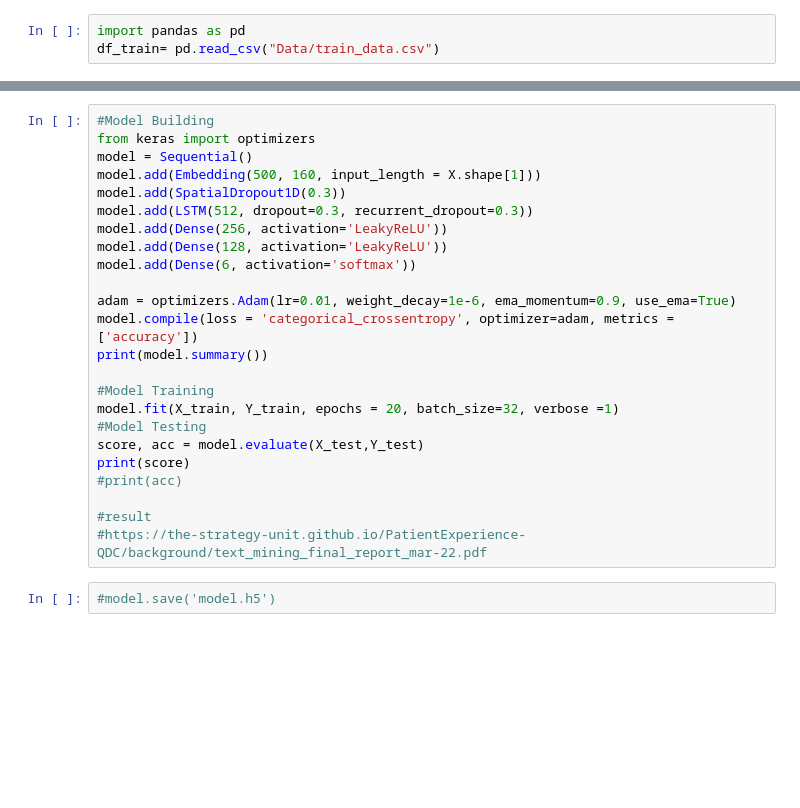
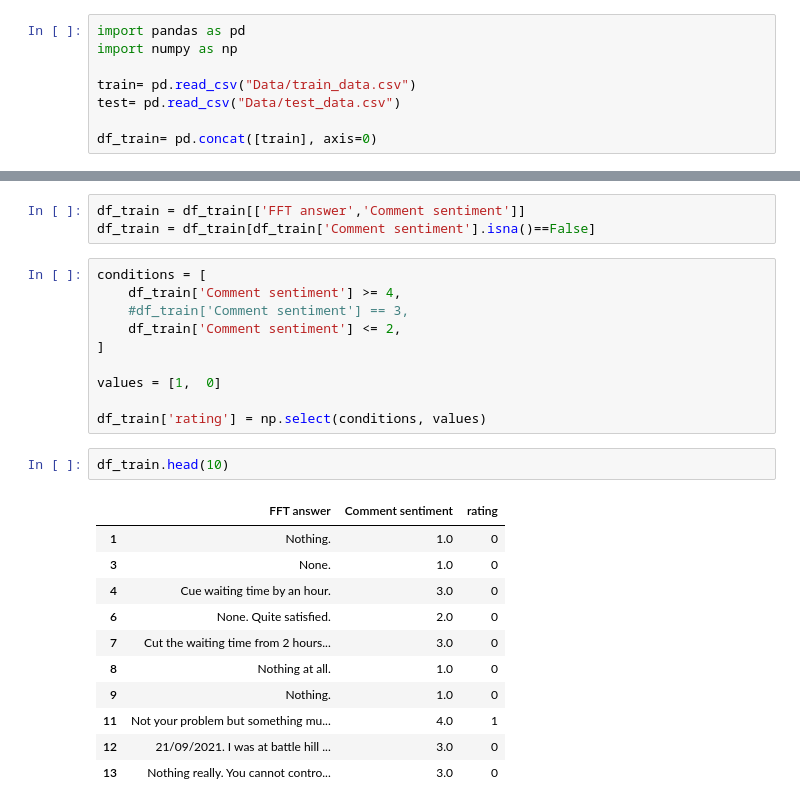
Before and after one commit to anujkum25/patientsentiment, a Jupyter notebook: classification.ipynb, the cells around one changed output, grey strips where cells are left out. Drawn from its saved outputs; the diff is of its cells as text; blank space fills up the shorter version.

Commit message:
updated models

```diff
--- a/classification.ipynb
+++ b/classification.ipynb
@@ -1,3 +1,8 @@
 # %%
 import pandas as pd
-df_train= pd.read_csv("Data/train_data.csv")
+import numpy as np
+
+train= pd.read_csv("Data/train_data.csv")
+test= pd.read_csv("Data/test_data.csv")
+
+df_train= pd.concat([train], axis=0)
@@ -51,26 +9,27 @@ X_train, X_test, Y_train, Y_test = train_test_split(X, Y, test_size=0.25, random
-# %%
-#Model Building
-from keras import optimizers
-model = Sequential()
-model.add(Embedding(500, 160, input_length = X.shape[1]))
-model.add(SpatialDropout1D(0.3))
-model.add(LSTM(512, dropout=0.3, recurrent_dropout=0.3))
-model.add(Dense(256, activation='LeakyReLU'))
-model.add(Dense(128, activation='LeakyReLU'))
-model.add(Dense(6, activation='softmax'))
-
-adam = optimizers.Adam(lr=0.01, weight_decay=1e-6, ema_momentum=0.9, use_ema=True)
-model.compile(loss = 'categorical_crossentropy', optimizer=adam, metrics = ['accuracy'])
-print(model.summary())
-
-#Model Training
-model.fit(X_train, Y_train, epochs = 20, batch_size=32, verbose =1)
-#Model Testing
-score, acc = model.evaluate(X_test,Y_test)
-print(score)
-#print(acc)
-
-#result
-#https://the-strategy-unit.github.io/PatientExperience-QDC/background/text_mining_final_report_mar-22.pdf
-# %%
-#model.save('model.h5')
+# %%
+df_train = df_train[['FFT answer','Comment sentiment']]
+df_train = df_train[df_train['Comment sentiment'].isna()==False]
+# %%
+conditions = [
+    df_train['Comment sentiment'] >= 4,
+    #df_train['Comment sentiment'] == 3,
+    df_train['Comment sentiment'] <= 2,
+]
+
+values = [1,  0]
+
+df_train['rating'] = np.select(conditions, values)
+# %%
+df_train.head(10)
+# %% [output]
+|  | FFT answer | Comment sentiment | rating |
+| 1 | Nothing. | 1.0 | 0 |
+| 3 | None. | 1.0 | 0 |
+| 4 | Cue waiting time by an hour. | 3.0 | 0 |
+| 6 | None. Quite satisfied. | 2.0 | 0 |
+| 7 | Cut the waiting time from 2 hours... | 3.0 | 0 |
+| 8 | Nothing at all. | 1.0 | 0 |
+| 9 | Nothing. | 1.0 | 0 |
+| 11 | Not your problem but something mu... | 4.0 | 1 |
+| 12 | 21/09/2021. I was at battle hill ... | 3.0 | 0 |
+| 13 | Nothing really. You cannot contro... | 3.0 | 0 |
```
Also changed, not shown: parts of 15 cells of this notebook, 3 other files.
